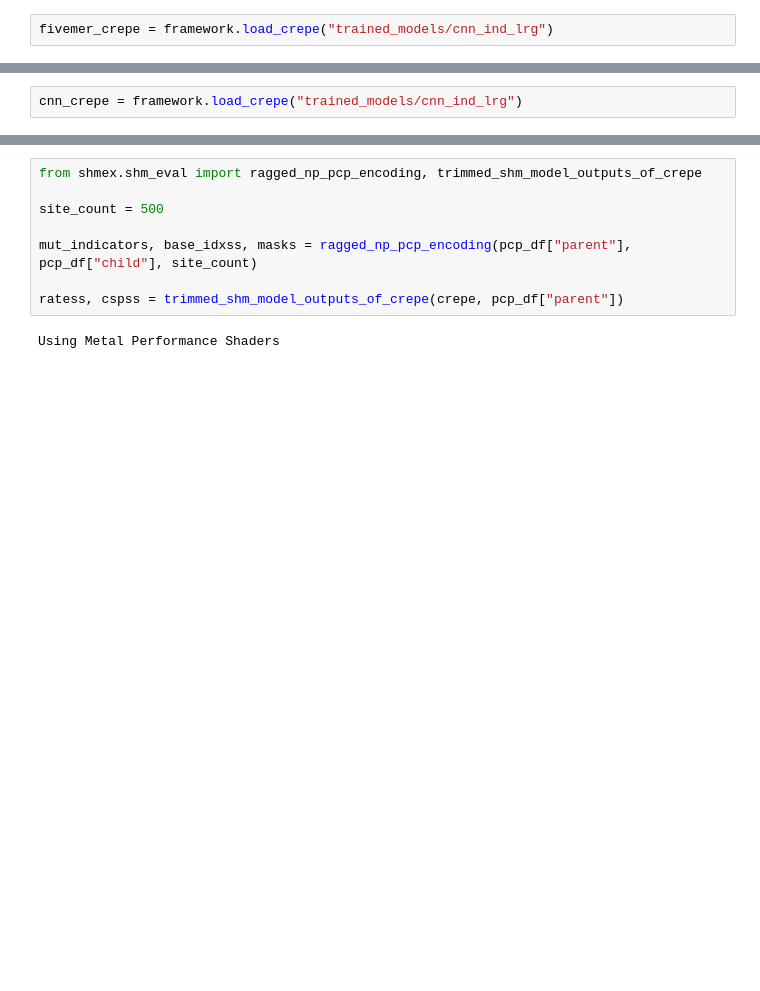
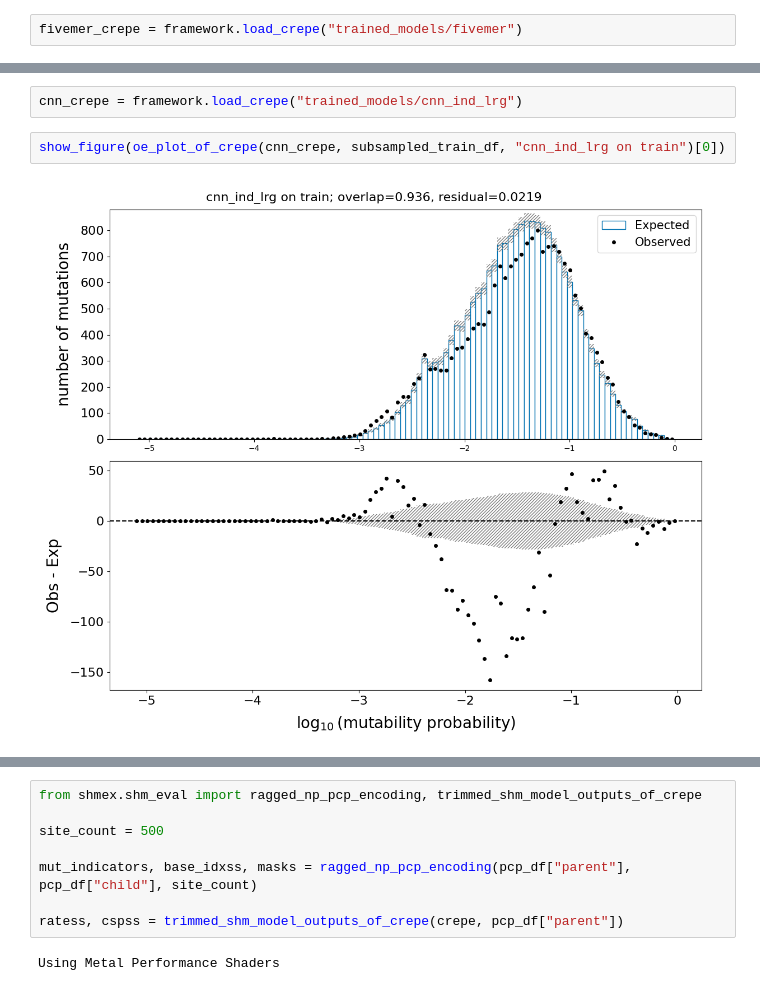
Before and after one commit to matsengrp/thrifty-experiments-1, a Jupyter notebook: human/lets_overfit.ipynb, the cells around one changed output, grey strips where cells are left out. Drawn from its saved outputs; the diff is of its cells as text; blank space fills up the shorter version.

```diff
--- a/human/lets_overfit.ipynb
+++ b/human/lets_overfit.ipynb
@@ -86,5 +84,5 @@ fivemer_loss_history
 # %%
-fivemer_crepe = framework.load_crepe("trained_models/cnn_ind_lrg")
+fivemer_crepe = framework.load_crepe("trained_models/fivemer")
 # %%
 show_figure(oe_plot_of_crepe(fivemer_crepe, subsampled_train_df, "fivemer on train")[0])
 # %% [output]
@@ -106,4 +118,8 @@ cnn_loss_history
 # %%
 cnn_crepe = framework.load_crepe("trained_models/cnn_ind_lrg")
+# %%
+show_figure(oe_plot_of_crepe(cnn_crepe, subsampled_train_df, "cnn_ind_lrg on train")[0])
+# %% [output]
+[figure, added]
 # %%
 show_figure(oe_plot_of_crepe(cnn_crepe, val_df, "cnn_ind_lrg on val")[0])
```
Also changed, not shown: parts of 6 cells of this notebook.
